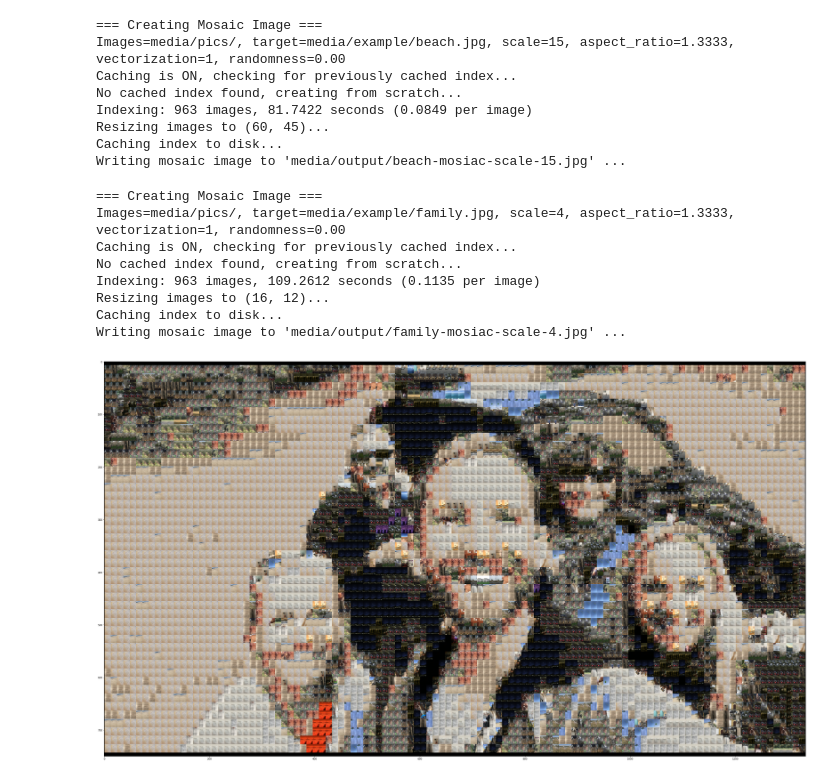
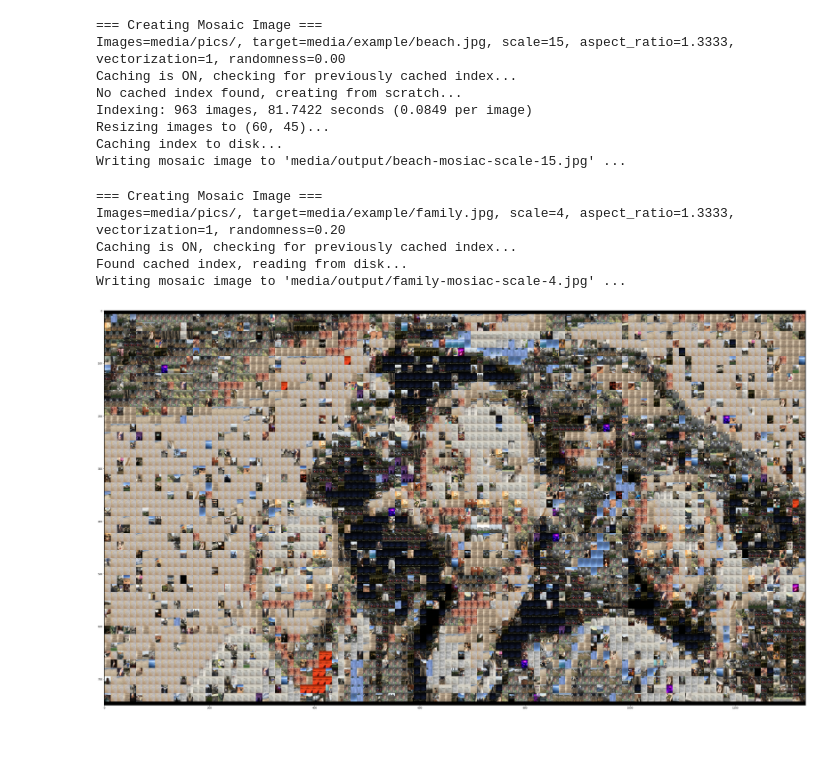
Before and after one commit to worldveil/photomosaic, a Jupyter notebook: scratch.ipynb, the cells around one changed output. Saved outputs shown, nothing was run; the diff lists cells and outputs as text; code cells hidden in the pictures; blank space fills up the shorter version.

Commit message:
randomness

```diff
--- a/scratch.ipynb
+++ b/scratch.ipynb
@@ -42,19 +42,17 @@ Writing mosaic image to 'media/output/beach-mosiac-scale-15.jpg' ...
 # %%
 run mosaic.py \
         --target "media/example/family.jpg" \
         --savepath "media/output/%s-mosiac-scale-%d.jpg" \
         --codebook-dir media/pics/ \
         --scale 4 \
         --height-aspect 4 \
         --width-aspect 3 \
-        --vectorization-factor 1
+        --vectorization-factor 1 \
+        --randomness 0.2
 # %% [output]
 === Creating Mosaic Image ===
-Images=media/pics/, target=media/example/family.jpg, scale=4, aspect_ratio=1.3333, vectorization=1, randomness=0.00
+Images=media/pics/, target=media/example/family.jpg, scale=4, aspect_ratio=1.3333, vectorization=1, randomness=0.20
 Caching is ON, checking for previously cached index...
-No cached index found, creating from scratch...
-Indexing: 963 images, 109.2612 seconds (0.1135 per image)
-Resizing images to (16, 12)...
-Caching index to disk...
+Found cached index, reading from disk...
 Writing mosaic image to 'media/output/family-mosiac-scale-4.jpg' ...
-[figure, old version]
+[figure, new version]
```
Also changed, not shown: 4 other files.
